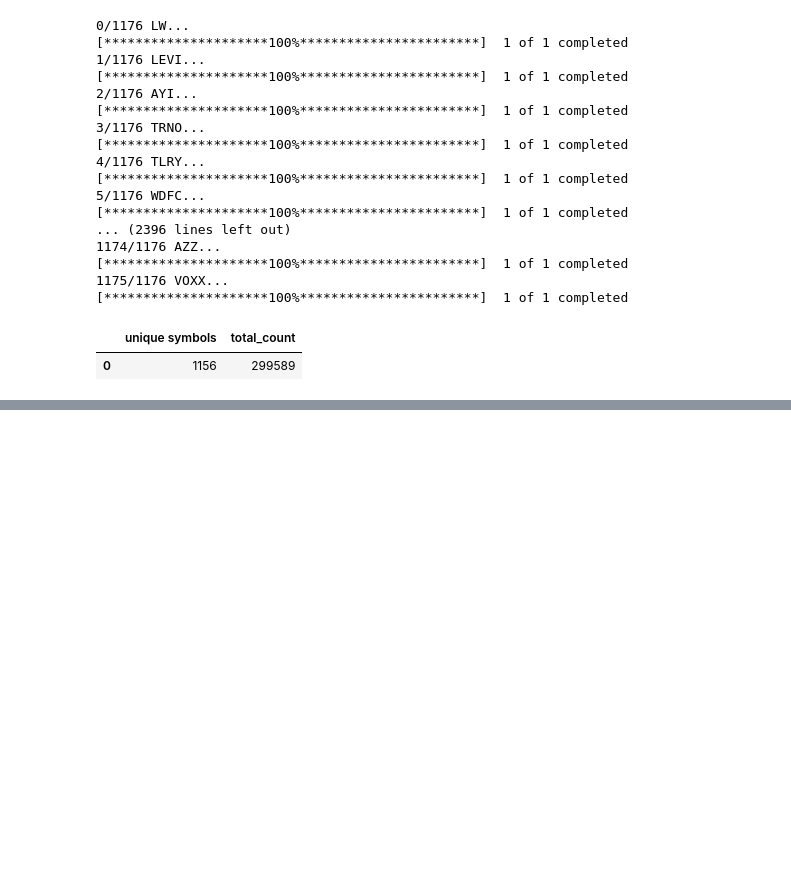
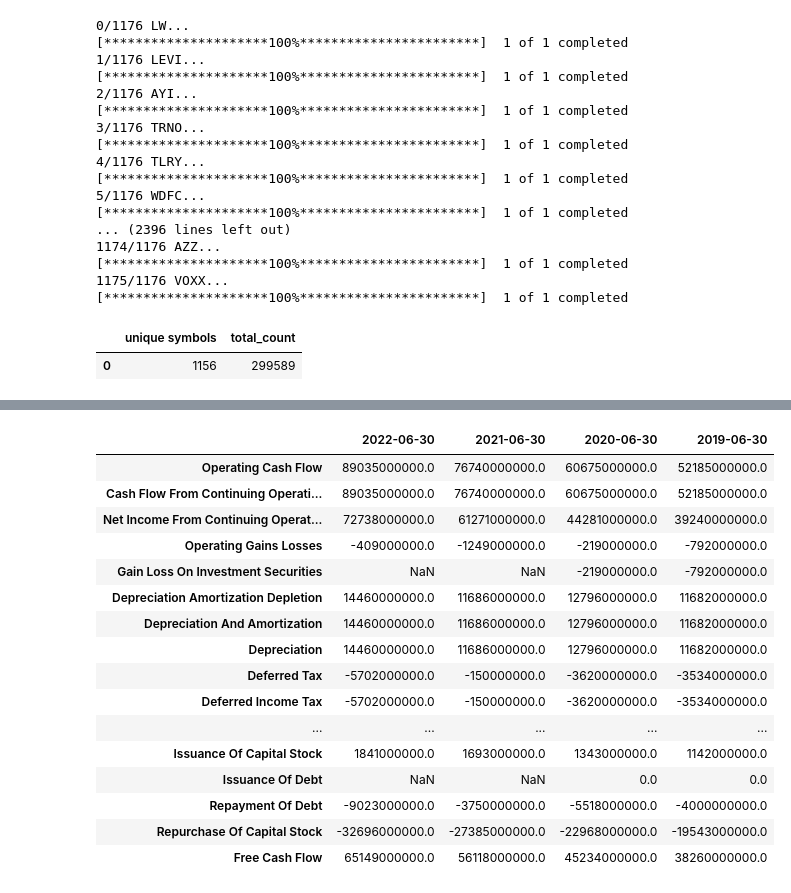
Before and after one commit to kulasinski/multitrader, a Jupyter notebook: db_loader.ipynb, the cells around one changed output, grey strips where cells are left out. Cells and saved outputs as stored; diff of their text form; code cells hidden in the pictures; blank space fills up the shorter version.

```diff
--- a/db_loader.ipynb
+++ b/db_loader.ipynb
@@ -233,0 +387,24 @@ pd.read_sql_query('SELECT count(distinct ticker) as "unique symbols", count(1) a
+# %%
+
+# - cash flow statement
+msft.cashflow
+# msft.quarterly_cashflow
+# see `Ticker.get_income_stmt()` for more options
+# %% [output]
+|  | 2022-06-30 | 2021-06-30 | 2020-06-30 | 2019-06-30 |
+| Operating Cash Flow | 89035000000.0 | 76740000000.0 | 60675000000.0 | 52185000000.0 |
+| Cash Flow From Continuing Operati... | 89035000000.0 | 76740000000.0 | 60675000000.0 | 52185000000.0 |
+| Net Income From Continuing Operat... | 72738000000.0 | 61271000000.0 | 44281000000.0 | 39240000000.0 |
+| Operating Gains Losses | -409000000.0 | -1249000000.0 | -219000000.0 | -792000000.0 |
+| Gain Loss On Investment Securities | NaN | NaN | -219000000.0 | -792000000.0 |
+| Depreciation Amortization Depletion | 14460000000.0 | 11686000000.0 | 12796000000.0 | 11682000000.0 |
+| Depreciation And Amortization | 14460000000.0 | 11686000000.0 | 12796000000.0 | 11682000000.0 |
+| Depreciation | 14460000000.0 | 11686000000.0 | 12796000000.0 | 11682000000.0 |
+| Deferred Tax | -5702000000.0 | -150000000.0 | -3620000000.0 | -3534000000.0 |
+| Deferred Income Tax | -5702000000.0 | -150000000.0 | -3620000000.0 | -3534000000.0 |
+| ... | ... | ... | ... | ... |
+| Issuance Of Capital Stock | 1841000000.0 | 1693000000.0 | 1343000000.0 | 1142000000.0 |
+| Issuance Of Debt | NaN | NaN | 0.0 | 0.0 |
+| Repayment Of Debt | -9023000000.0 | -3750000000.0 | -5518000000.0 | -4000000000.0 |
+| Repurchase Of Capital Stock | -32696000000.0 | -27385000000.0 | -22968000000.0 | -19543000000.0 |
+| Free Cash Flow | 65149000000.0 | 56118000000.0 | 45234000000.0 | 38260000000.0 |
```
Also changed, not shown: parts of 24 cells of this notebook, 3 other files.
